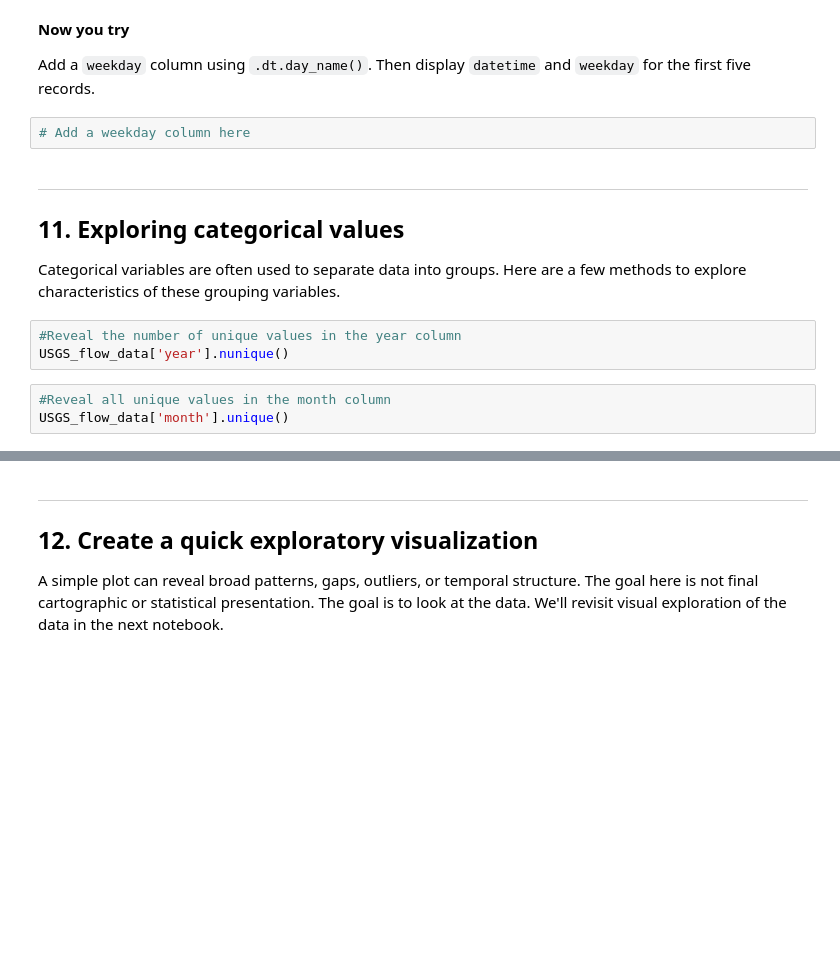
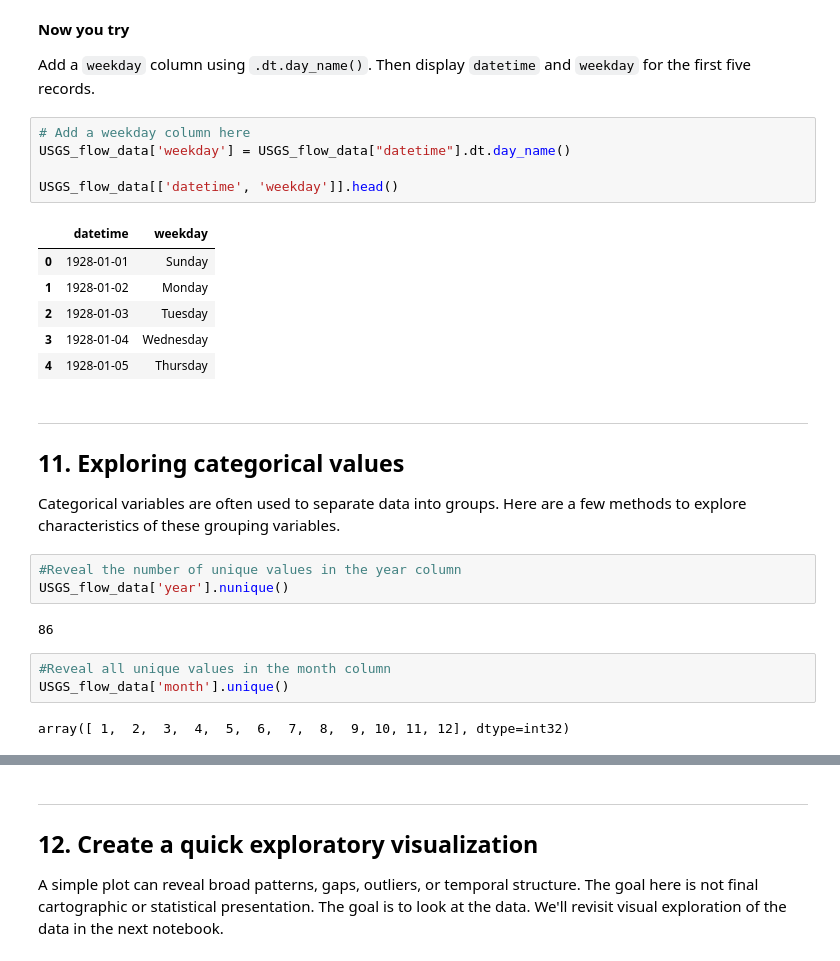
Before and after one commit to elwoodruff/ENV700, a Jupyter notebook: lessons/M3-1-data-exploration-initial-exploration.ipynb, the cells around one changed output, grey strips where cells are left out. Drawn from its saved outputs; the diff is of its cells as text; blank space fills up the shorter version.

```diff
--- a/lessons/M3-1-data-exploration-initial-exploration.ipynb
+++ b/lessons/M3-1-data-exploration-initial-exploration.ipynb
@@ -572,6 +705,16 @@ USGS_flow_data[["datetime", "year", "month", "day_of_year"]].head()
 Add a `weekday` column using `.dt.day_name()`. Then display `datetime` and `weekday` for the first five records.
 # %%
 # Add a weekday column here
+USGS_flow_data['weekday'] = USGS_flow_data["datetime"].dt.day_name()
+
+USGS_flow_data[['datetime', 'weekday']].head()
+# %% [output]
+|  | datetime | weekday |
+| 0 | 1928-01-01 | Sunday |
+| 1 | 1928-01-02 | Monday |
+| 2 | 1928-01-03 | Tuesday |
+| 3 | 1928-01-04 | Wednesday |
+| 4 | 1928-01-05 | Thursday |
 # %% [markdown]
 ---
 ## 11. Exploring categorical values
@@ -579,8 +722,12 @@ Categorical variables are often used to separate data into groups. Here are a fe
 # %%
 #Reveal the number of unique values in the year column
 USGS_flow_data['year'].nunique()
+# %% [output]
+86
 # %%
 #Reveal all unique values in the month column
 USGS_flow_data['month'].unique()
+# %% [output]
+array([ 1,  2,  3,  4,  5,  6,  7,  8,  9, 10, 11, 12], dtype=int32)
 # %%
 #Reveal how many records are associated with each unique month value
```
Also changed, not shown: parts of 16 cells of this notebook.
